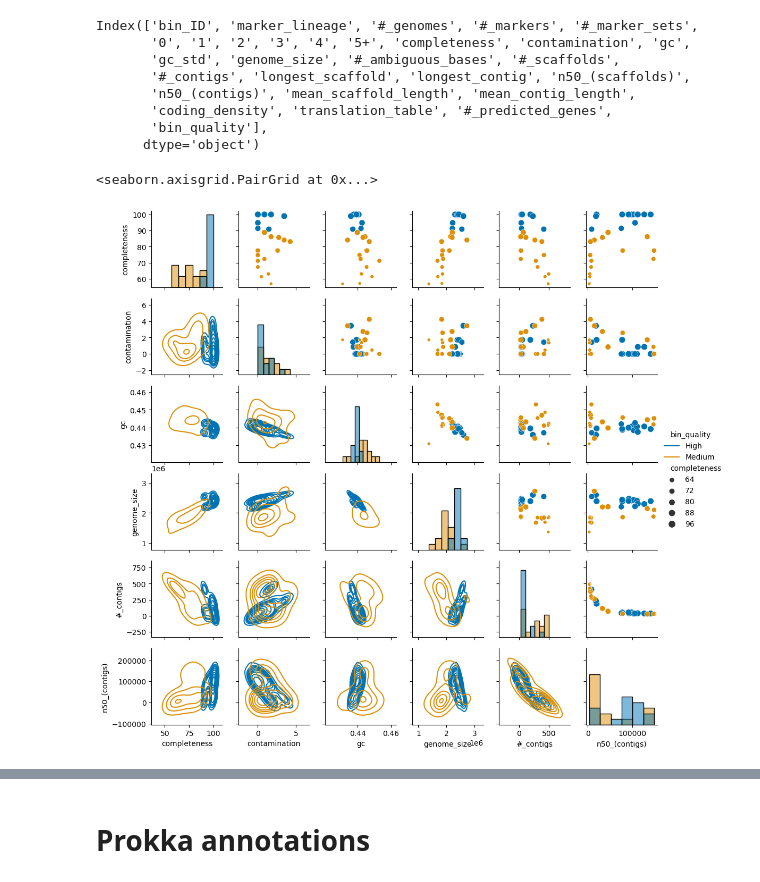
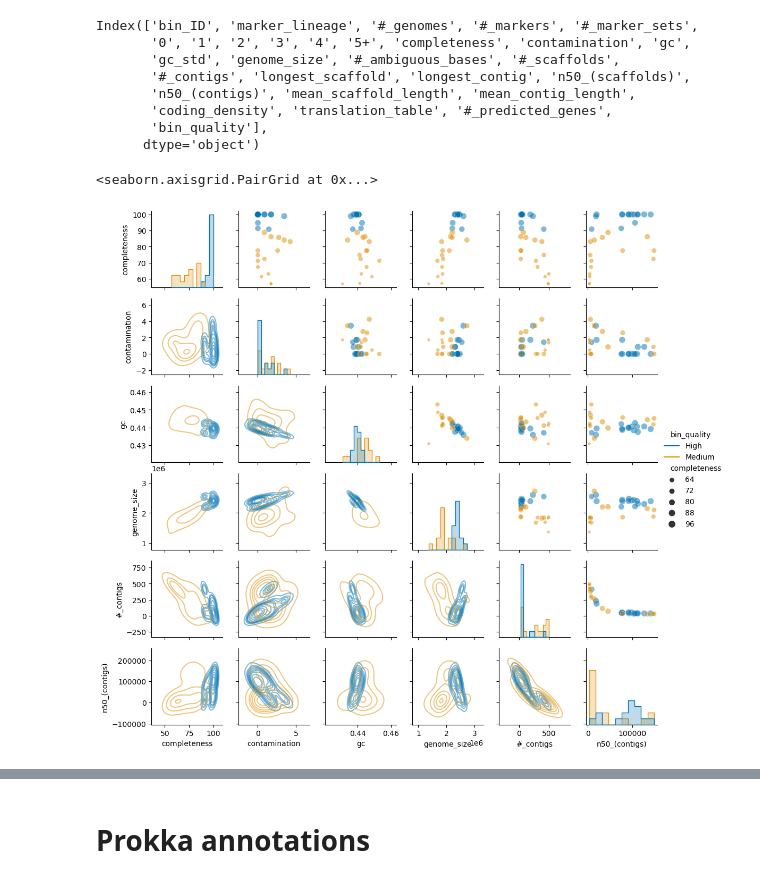
Before and after one commit to GentleHoney/Genomics_Project, a Jupyter notebook: proj_tmp.ipynb, the cells around one changed output, grey strips where cells are left out. Saved outputs shown, nothing was run; the diff lists cells and outputs as text; code cells hidden in the pictures.

```diff
--- a/proj_tmp.ipynb
+++ b/proj_tmp.ipynb
@@ -182,11 +182,11 @@ Index(['bin_ID', 'marker_lineage', '#_genomes', '#_markers', '#_marker_sets',
       dtype='object')
 # %%
 g=sns.PairGrid(neat_features.loc[:,['completeness', 'contamination', 'gc','genome_size','#_contigs', 'n50_(contigs)','bin_quality']],hue='bin_quality',palette='colorblind',height=1.75)
-g.map_upper(sns.scatterplot,size=neat_features['completeness'],)
-g.map_diag(sns.histplot)
-g.map_lower(sns.kdeplot)
+g.map_upper(sns.scatterplot,size=neat_features['completeness'],alpha=0.5)
+g.map_diag(sns.histplot,element='step',bins=10)
+g.map_lower(sns.kdeplot,alpha=0.5)
 g.add_legend(title='',adjust_subtitles=True)
 # %% [output]
 <seaborn.axisgrid.PairGrid at 0x...>
-[figure, old version]
+[figure, new version]
 # %%
```
Also changed, not shown: parts of 2 cells of this notebook.
